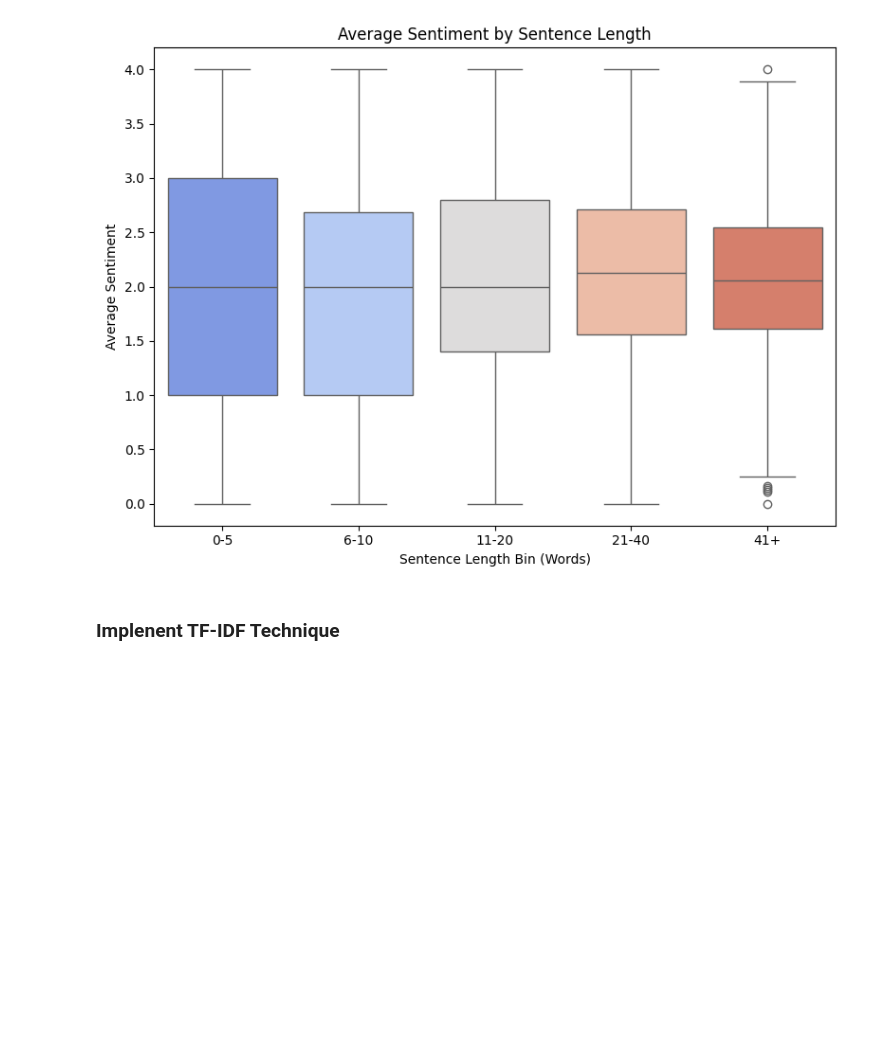
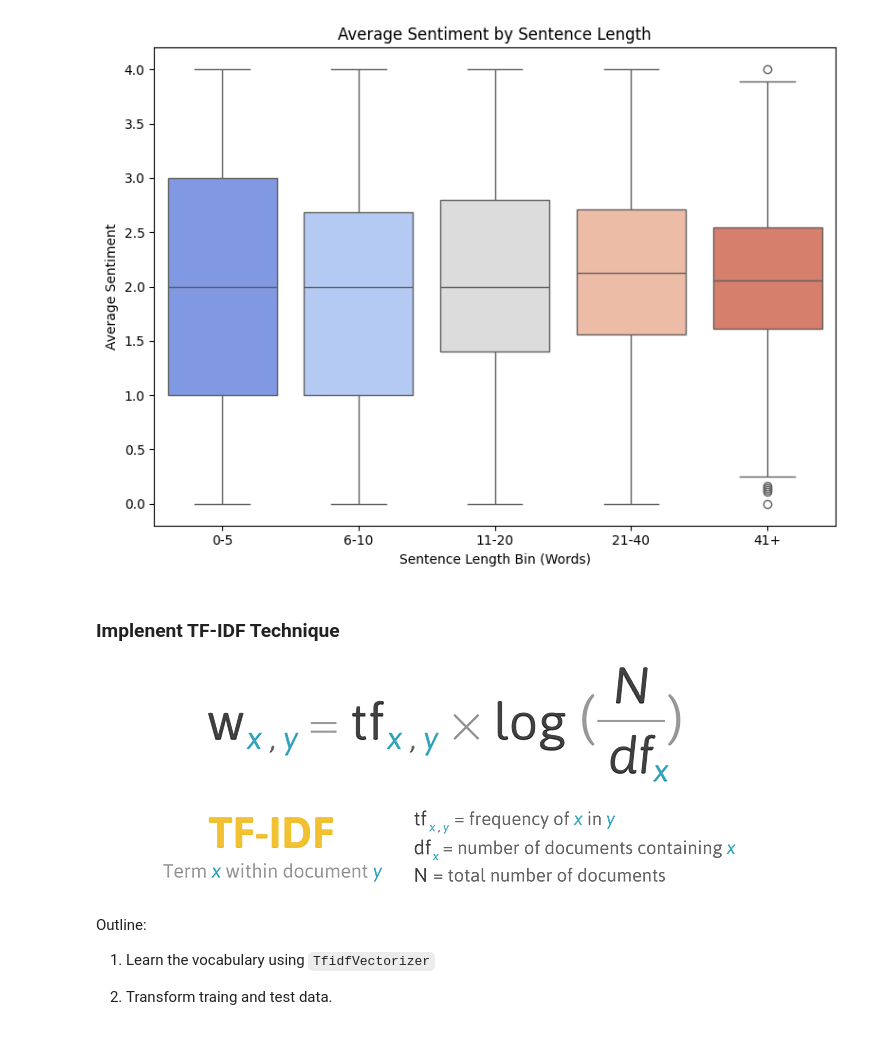
Before and after one commit to thugge254/Sentiment-Analysis-on-Movie-Reviews, a Jupyter notebook: Sentiment_Analysis_on_Movie_Reviews.ipynb, the cells around one changed output. Drawn from its saved outputs; the diff is of its cells as text; code cells hidden in the pictures; blank space fills up the shorter version.

```diff
--- a/Sentiment_Analysis_on_Movie_Reviews.ipynb
+++ b/Sentiment_Analysis_on_Movie_Reviews.ipynb
@@ -360,3 +370,16 @@ Passing `palette` without assigning `hue` is deprecated and will be removed in v
 [figure]
 # %% [markdown]
 ### Implenent TF-IDF Technique
+# %%
+# @title
+from PIL import Image
+from IPython.display import display
+img = Image.open('TF-IDF.png')
+display(img)
+# %% [output]
+[figure, added]
+# %% [markdown]
+Outline:
+1. Learn the vocabulary using `TfidfVectorizer`
+
+2. Transform traing and test data.
```
Also changed, not shown: parts of 37 cells of this notebook.
